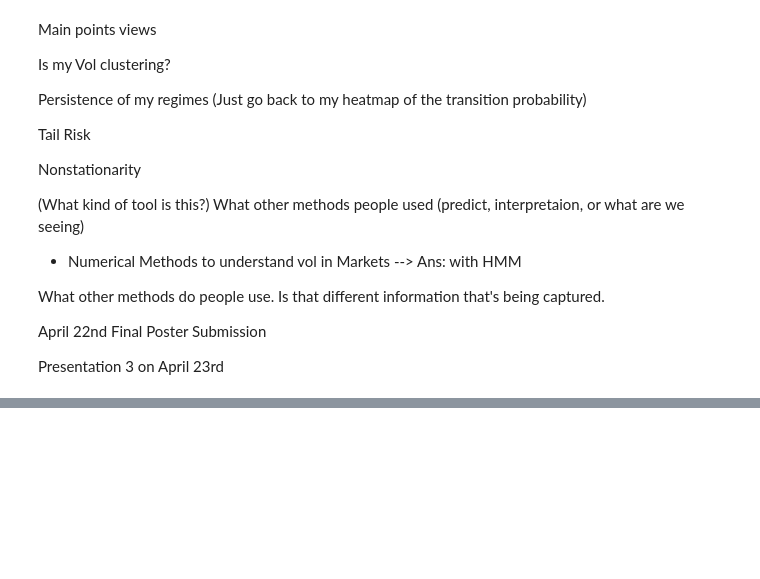
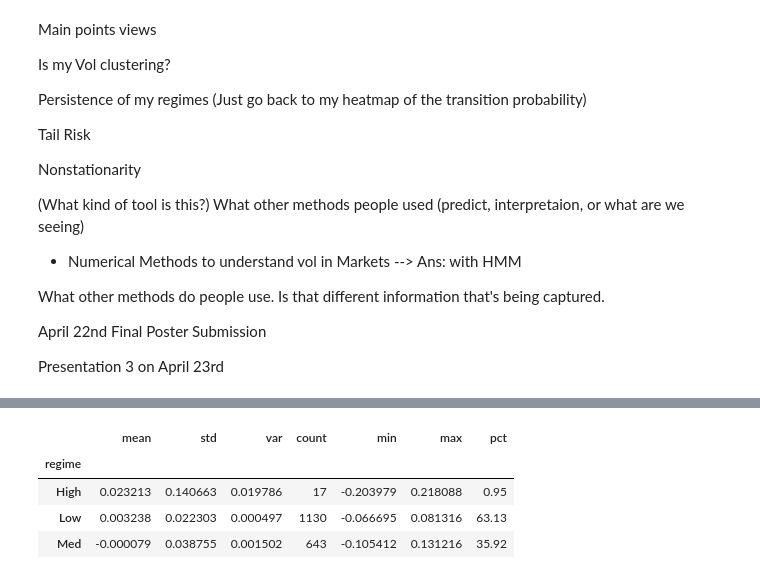
Before and after one commit to NickJNelson03/Market-Regimes-HMM, a Jupyter notebook: notebooks/02_train_hmm.ipynb, the cells around one changed output, grey strips where cells are left out. Drawn from its saved outputs; the diff is of its cells as text; code cells hidden in the pictures; blank space fills up the shorter version.

```diff
--- a/notebooks/02_train_hmm.ipynb
+++ b/notebooks/02_train_hmm.ipynb
@@ -427,0 +537,10 @@ Presentation 3 on April 23rd
+# %%
+summary["pct"] = (100 * summary["count"] / summary["count"].sum()).round(2)
+
+summary
+# %% [output]
+|  | mean | std | var | count | min | max | pct |
+| regime |  |  |  |  |  |  |  |
+| High | 0.023213 | 0.140663 | 0.019786 | 17 | -0.203979 | 0.218088 | 0.95 |
+| Low | 0.003238 | 0.022303 | 0.000497 | 1130 | -0.066695 | 0.081316 | 63.13 |
+| Med | -0.000079 | 0.038755 | 0.001502 | 643 | -0.105412 | 0.131216 | 35.92 |
```
Also changed, not shown: parts of 17 cells of this notebook.
